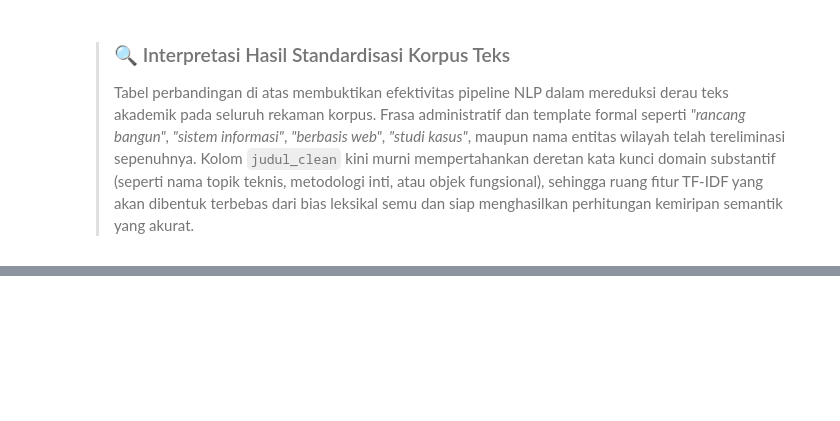
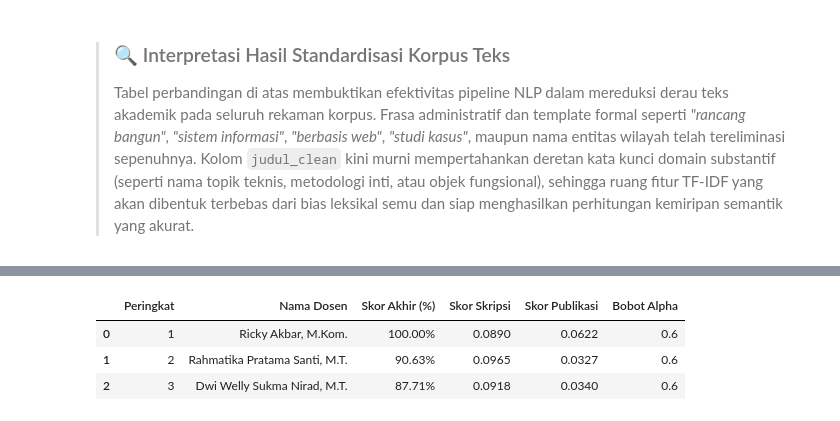
Before and after one commit to accfd/SI-REKTA, a Jupyter notebook: SI_REKTA.ipynb, the cells around one changed output, grey strips where cells are left out. Cells and saved outputs as stored; diff of their text form; code cells hidden in the pictures; blank space fills up the shorter version.

Commit message:
feature engineering & modeling

```diff
--- a/SI_REKTA.ipynb
+++ b/SI_REKTA.ipynb
@@ -712,0 +866,78 @@ sample_comparison
+# %%
+# ==============================================================================
+# TAHAP 7: MODEL DEVELOPMENT - MESIN INFERENSI DYNAMIC LATE-FUSION
+# ==============================================================================
+
+# 1. Membangun kamus pemetaan bobot adaptif alpha per dosen berdasarkan N_skripsi
+skripsi_counts = df_skripsi_clean['pembimbing_1_resmi'].value_counts().to_dict()
+
+dosen_alpha_map = {}
+for dosen in whitelist_17_dosen:
+    n_skripsi = skripsi_counts.get(dosen, 0)
+    if n_skripsi >= 10:
+        dosen_alpha_map[dosen] = 0.60   # Dosen Senior
+    elif n_skripsi >= 1:
+        dosen_alpha_map[dosen] = 0.30   # Dosen Berkembang
+    else:
+        dosen_alpha_map[dosen] = 0.00   # Dosen Cold-Start (100% Publikasi)
+
+# 2. Definisi fungsi inferensi perankingan utama SI-REKTA
+def predict_top_lecturers(query_title: str, top_k: int = 3) -> list[dict]:
+    """
+    Memprediksi Top-k calon Dosen Pembimbing 1 berdasarkan kemiripan semantik
+    usulan judul tugas akhir terhadap profil skripsi dan publikasi 17 dosen tetap aktif.
+    """
+    # A. Pembersihan kueri menggunakan pipeline NLP terstandarisasi DSI
+    cleaned_query = preprocess_academic_text(query_title)
+    if not cleaned_query:
+        cleaned_query = "umum"  # Fallback handling jika seluruh token tereliminasi
+
+    # B. Transformasi kueri ke ruang vektor semantik bersama
+    query_vec = tfidf_vectorizer.transform([cleaned_query])
+
+    # C. Komputasi kemiripan kosinus terhadap kedua matriks dosen
+    sim_skripsi = cosine_similarity(query_vec, matrix_skripsi_dosen).flatten()
+    sim_pub = cosine_similarity(query_vec, matrix_publikasi_dosen).flatten()
+
+    # D. Perpaduan Late-Fusion adaptif
+    raw_scores = np.zeros(len(whitelist_17_dosen))
+    for i, dosen in enumerate(whitelist_17_dosen):
+        alpha = dosen_alpha_map[dosen]
+        raw_scores[i] = (alpha * sim_skripsi[i]) + ((1.0 - alpha) * sim_pub[i])
+
+    # E. Normalisasi skor akhir ke skala 0 - 100% (Zero Division Safe)
+    max_score = np.max(raw_scores)
+    if max_score > 0:
+        normalized_scores = (raw_scores / max_score) * 100.0
+    else:
+        normalized_scores = np.zeros_like(raw_scores)
+
+    # F. Pengambilan peringkat Top-k dosen secara menurun
+    top_indices = np.argsort(raw_scores)[::-1][:top_k]
+
+    results = []
+    for rank, idx in enumerate(top_indices, 1):
+        dosen_name = whitelist_17_dosen[idx]
+        results.append({
+            "Peringkat": rank,
+            "Nama Dosen": dosen_name,
+            "Skor Akhir (%)": f"{normalized_scores[idx]:.2f}%",
+            "Skor Skripsi": round(float(sim_skripsi[idx]), 4),
+            "Skor Publikasi": round(float(sim_pub[idx]), 4),
+            "Bobot Alpha": dosen_alpha_map[dosen_name]
+        })
+
+    return results
+
+# 3. Eksekusi pengujian mesin inferensi dengan 1 contoh judul skripsi uji
+sample_query = "Penerapan Algoritma K-Means Clustering untuk Segmentasi Pelanggan pada Data Penjualan Retail"
+top3_recommendations = predict_top_lecturers(sample_query, top_k=3)
+
+# 4. Menampilkan hasil perankingan Top-3 dosen dalam bentuk tabel DataFrame
+df_top3 = pd.DataFrame(top3_recommendations)
+display(df_top3)
+# %% [output]
+|  | Peringkat | Nama Dosen | Skor Akhir (%) | Skor Skripsi | Skor Publikasi | Bobot Alpha |
+| 0 | 1 | Ricky Akbar, M.Kom. | 100.00% | 0.0890 | 0.0622 | 0.6 |
+| 1 | 2 | Rahmatika Pratama Santi, M.T. | 90.63% | 0.0965 | 0.0327 | 0.6 |
+| 2 | 3 | Dwi Welly Sukma Nirad, M.T. | 87.71% | 0.0918 | 0.0340 | 0.6 |
```
Also changed, not shown: parts of 15 cells of this notebook.
